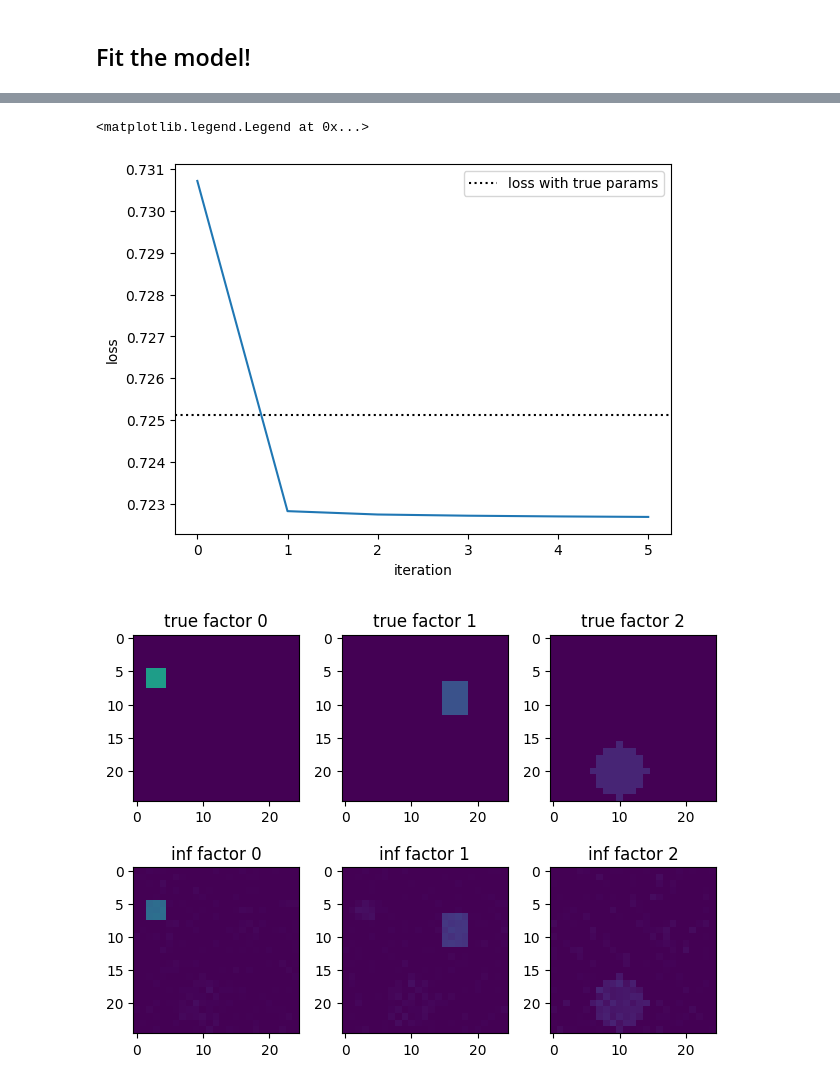
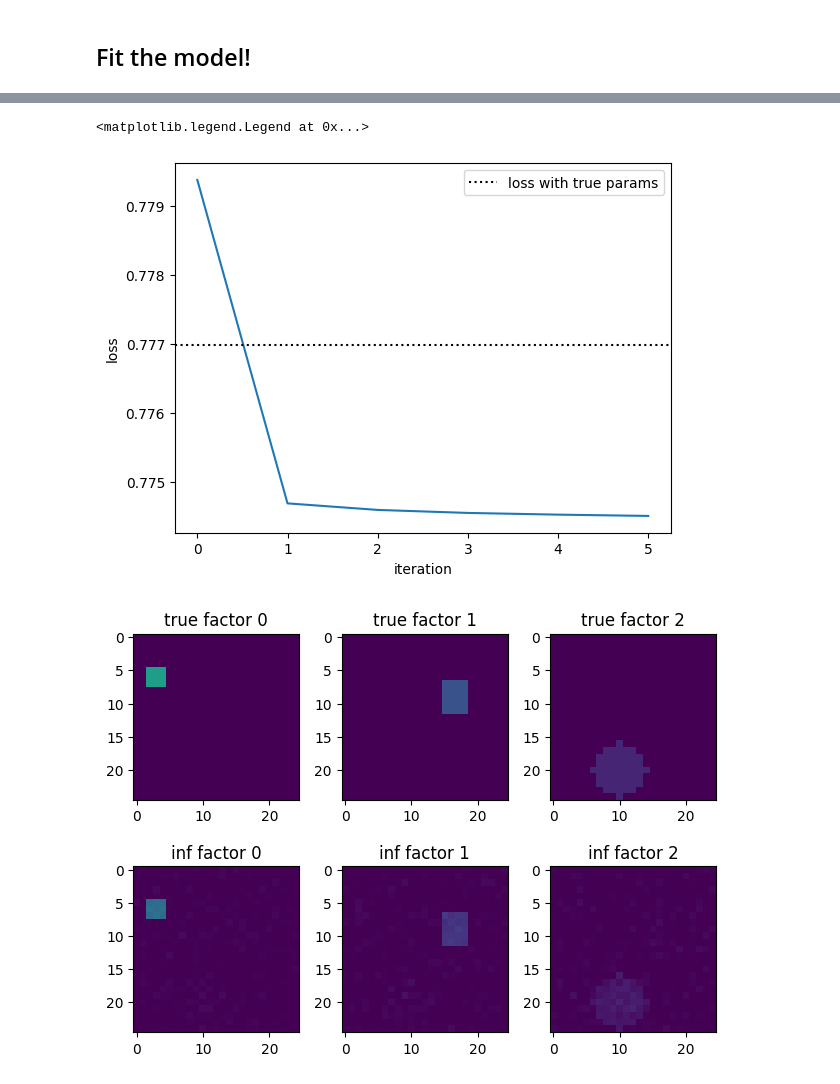
Before and after one commit to lindermanlab/fos, a Jupyter notebook: simple_demo.ipynb, the cells around one changed output, grey strips where cells are left out. Drawn from its saved outputs; the diff is of its cells as text; code cells hidden in the pictures.

```diff
--- a/simple_demo.ipynb
+++ b/simple_demo.ipynb
@@ -15,12 +15,12 @@ tfd = tfp.distributions
 # %% [markdown]
 ## Make synthetic 2D dataset for testing
 # %%
-key = jr.PRNGKey(0)
+key = jr.PRNGKey(1)
 num_mice = 20
 height, width = 100, 100
 downsample_factor = 4
 num_factors = 3
-emission_noise_scale = 0.5
+emission_noise_scale = 1.0
 loading_scale = 10.0
 
 # Make some simple factors
@@ -32,14 +32,16 @@ true_weights = true_weights.at[2].set(jnp.where(((xx - 10)**2 + (yy - 20)**2) <=
 true_weights /= true_weights.sum(axis=(1, 2), keepdims=True)
 
 # Sample data
-k1, k2 = jr.split(key, 2)
+k1, k2, k3 = jr.split(key, 3)
 
 # Sample factors
 true_loadings = tfd.Laplace(0.0, loading_scale).sample(seed=k1, sample_shape=(num_mice, num_factors))
 
 # Sample data
+counts = 1 + jr.poisson(k3, 3.0, (num_mice, height, width))
+# counts = jnp.ones((num_mice, height, width))
 mus = jnp.einsum('mk, khw->mhw', true_loadings, resize(true_weights, (num_factors, height, width), method="linear"))
-data = tfd.Normal(mus, emission_noise_scale).sample(seed=k2)
+data = tfd.Normal(mus, jnp.sqrt(emission_noise_scale**2 / counts)).sample(seed=k2)
 # %% [markdown]
 ## Plot factors and a few data points
 # %%
@@ -63,7 +67,9 @@ for m, ax in enumerate(axs):
 # %%
 # Fit the model
 losses, loadings, weights = \
-    seminmf.fit_batch(data, num_factors,
+    seminmf.fit_batch(data,
+                      counts,
+                      num_factors,
                       emission_noise_scale=emission_noise_scale,
                       loading_scale=loading_scale,
                       num_iters=5,
@@ -89,15 +95,15 @@ loss:  0.7226922
 # %%
 # Plot the losses
 plt.figure()
 plt.plot(losses)
-plt.axhline(seminmf.compute_loss(data, true_loadings, true_weights, emission_noise_scale),
+plt.axhline(seminmf.compute_loss(data, counts, true_loadings, true_weights, emission_noise_scale),
             ls=':', color='k', label='loss with true params')
 plt.xlabel("iteration")
 plt.ylabel("loss")
 plt.legend()
 # %% [output]
 <matplotlib.legend.Legend at 0x...>
-[figure, old version]
+[figure, new version]
 # %%
 # Plot the factors
 fig, axs = plt.subplots(2, num_factors)
```
Also changed, not shown: parts of 4 cells of this notebook, 2 other files.
